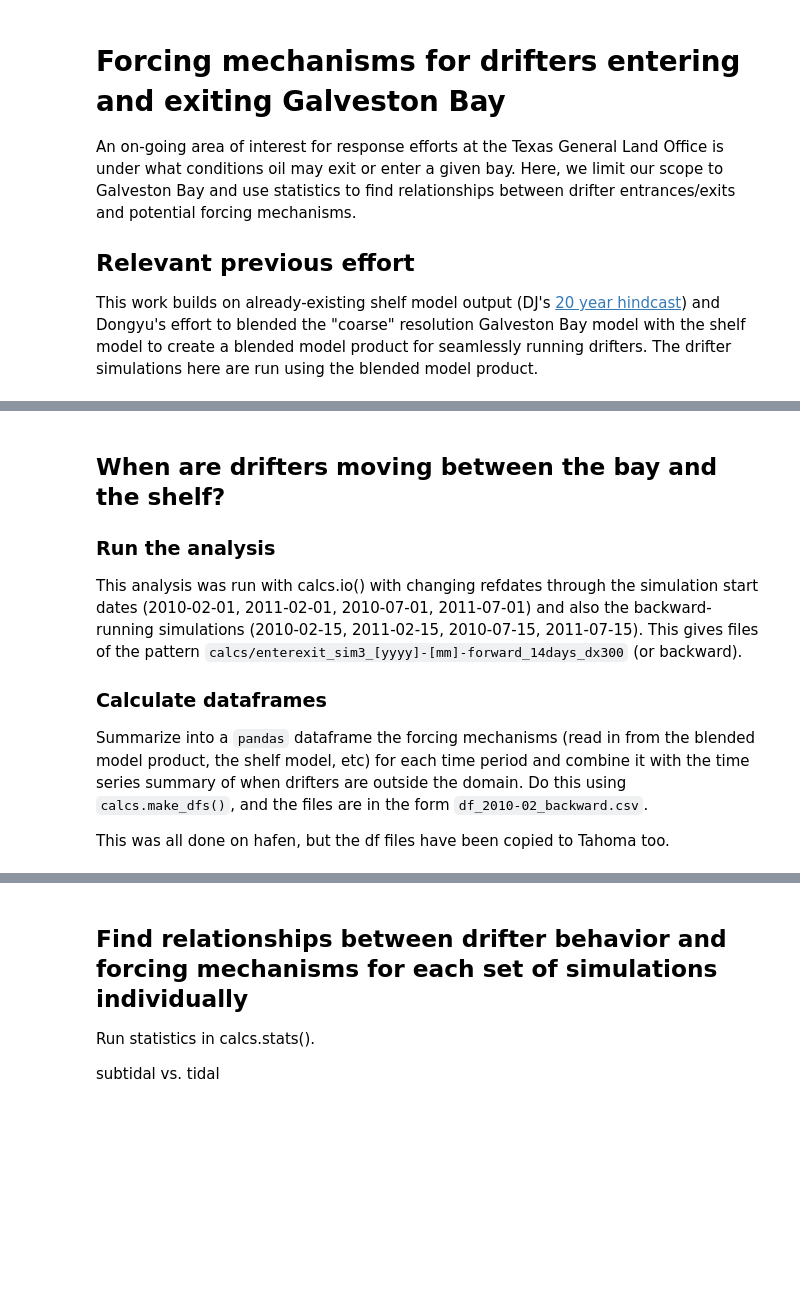
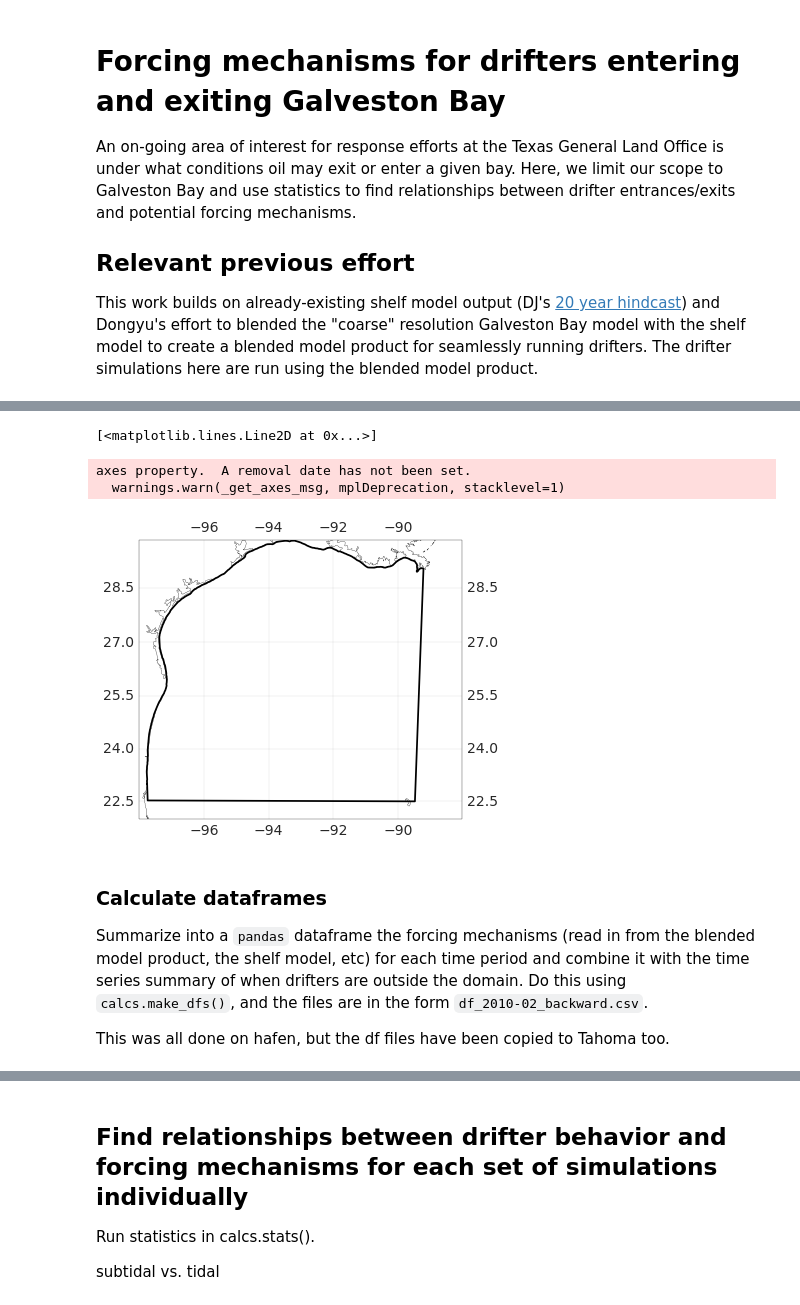
Before and after one commit to kthyng/bay, a Jupyter notebook: summary.ipynb, the cells around one changed output, grey strips where cells are left out. Saved outputs shown, nothing was run; the diff lists cells and outputs as text; code cells hidden in the pictures; blank space fills up the shorter version.

Commit message:
updates, including to calcs.io for additional information being saved about drifters

```diff
--- a/summary.ipynb
+++ b/summary.ipynb
@@ -42,9 +51,21 @@ The figure below shows the initial drifter locations.
+# %%
+import cartopy.crs as ccrs
+import matplotlib.pyplot as plt
+import calcs
+
+baypathll = calcs.baypath(which='ll')
+fig = plt.figure(figsize=(6,5))
+ax = plt.axes(projection=ccrs.Mercator(central_longitude=-85.0))
+gl = ax.gridlines(linewidth=0.2, color='gray', alpha=0.5, linestyle='-', draw_labels=True)
+ax.set_extent([-98, -88, 22, 29.8], ccrs.PlateCarree())
+ax.coastlines(resolution='10m')  # coastline resolution options are '110m', '50m', '10m'
+plt.plot(baypathll.vertices[:,0], baypathll.vertices[:,1], 'k', transform=ccrs.PlateCarree())
+# %% [output]
+[<matplotlib.lines.Line2D at 0x...>]
+axes property.  A removal date has not been set.
+  warnings.warn(_get_axes_msg, mplDeprecation, stacklevel=1)
+[figure, added]
 # %% [markdown]
-## When are drifters moving between the bay and the shelf?
-
-### Run the analysis
-This analysis was run with calcs.io() with changing refdates through the simulation start dates (2010-02-01, 2011-02-01, 2010-07-01, 2011-07-01) and also the backward-running simulations (2010-02-15, 2011-02-15, 2010-07-15, 2011-07-15). This gives files of the pattern `calcs/enterexit_sim3_[yyyy]-[mm]-forward_14days_dx300` (or backward).
-
 ### Calculate dataframes
 Summarize into a `pandas` dataframe the forcing mechanisms (read in from the blended model product, the shelf model, etc) for each time period and combine it with the time series summary of when drifters are outside the domain. Do this using `calcs.make_dfs()`, and the files are in the form `df_2010-02_backward.csv`.
 
```
Also changed, not shown: parts of 23 cells of this notebook, 2 other files.
